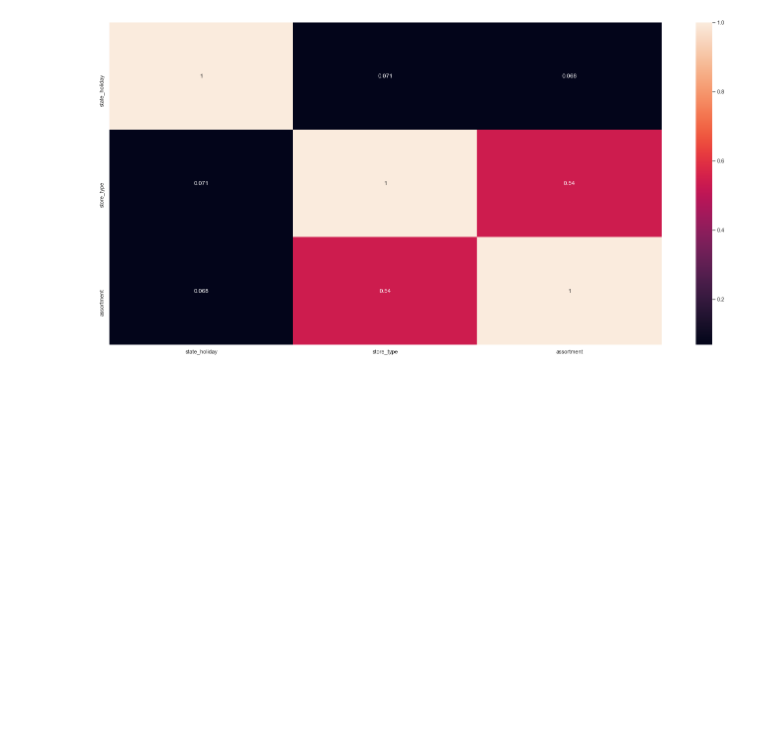
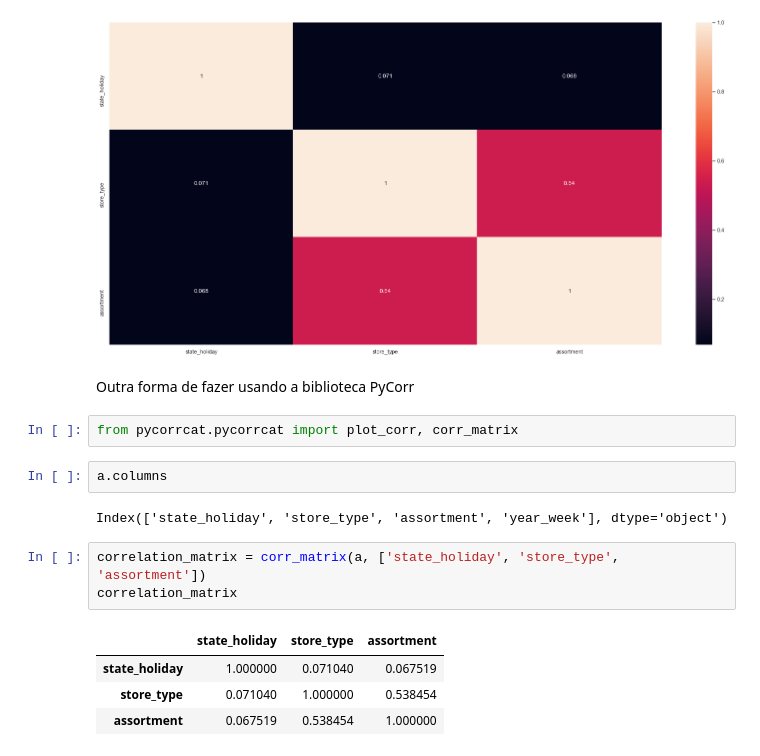
Before and after one commit to igordesouza/ds-em-producao, a Jupyter notebook: m04_v02_store_sales_prediction-Copy1.ipynb, the cells around one changed output. Drawn from its saved outputs; the diff is of its cells as text; blank space fills up the shorter version.

```diff
--- a/m04_v02_store_sales_prediction-Copy1.ipynb
+++ b/m04_v02_store_sales_prediction-Copy1.ipynb
@@ -1621,3 +1622,19 @@ sns.heatmap(d,annot=True)
 # %% [output]
 <matplotlib.axes._subplots.AxesSubplot at 0x...>
 [figure]
+# %% [markdown]
+Outra forma de fazer usando a biblioteca PyCorr
+# %%
+from pycorrcat.pycorrcat import plot_corr, corr_matrix
+# %%
+a.columns
+# %% [output]
+Index(['state_holiday', 'store_type', 'assortment', 'year_week'], dtype='object')
+# %%
+correlation_matrix = corr_matrix(a, ['state_holiday', 'store_type', 'assortment'])
+correlation_matrix
+# %% [output]
+|  | state_holiday | store_type | assortment |
+| state_holiday | 1.000000 | 0.071040 | 0.067519 |
+| store_type | 0.071040 | 1.000000 | 0.538454 |
+| assortment | 0.067519 | 0.538454 | 1.000000 |
```
Also changed, not shown: parts of 8 cells of this notebook.
